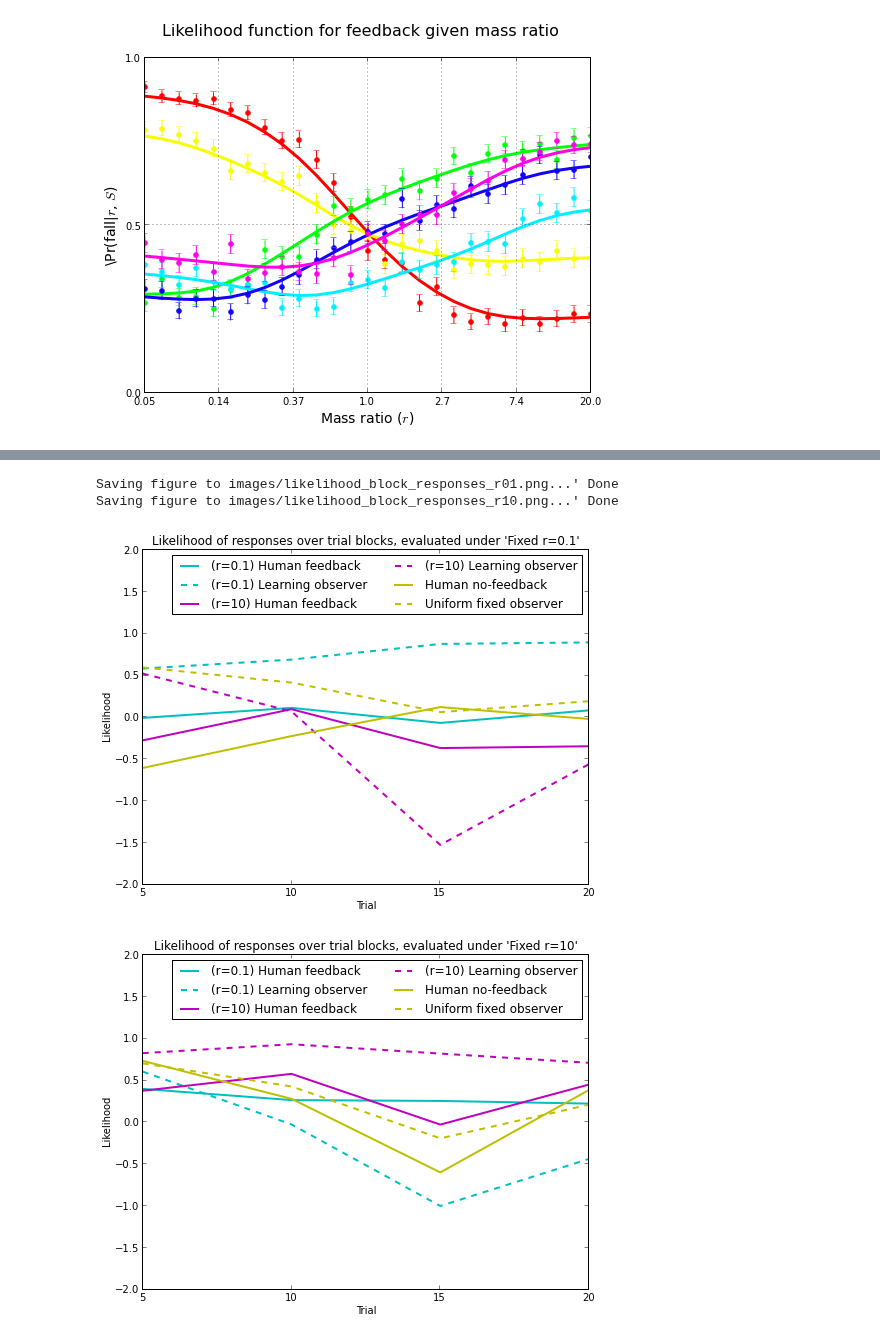
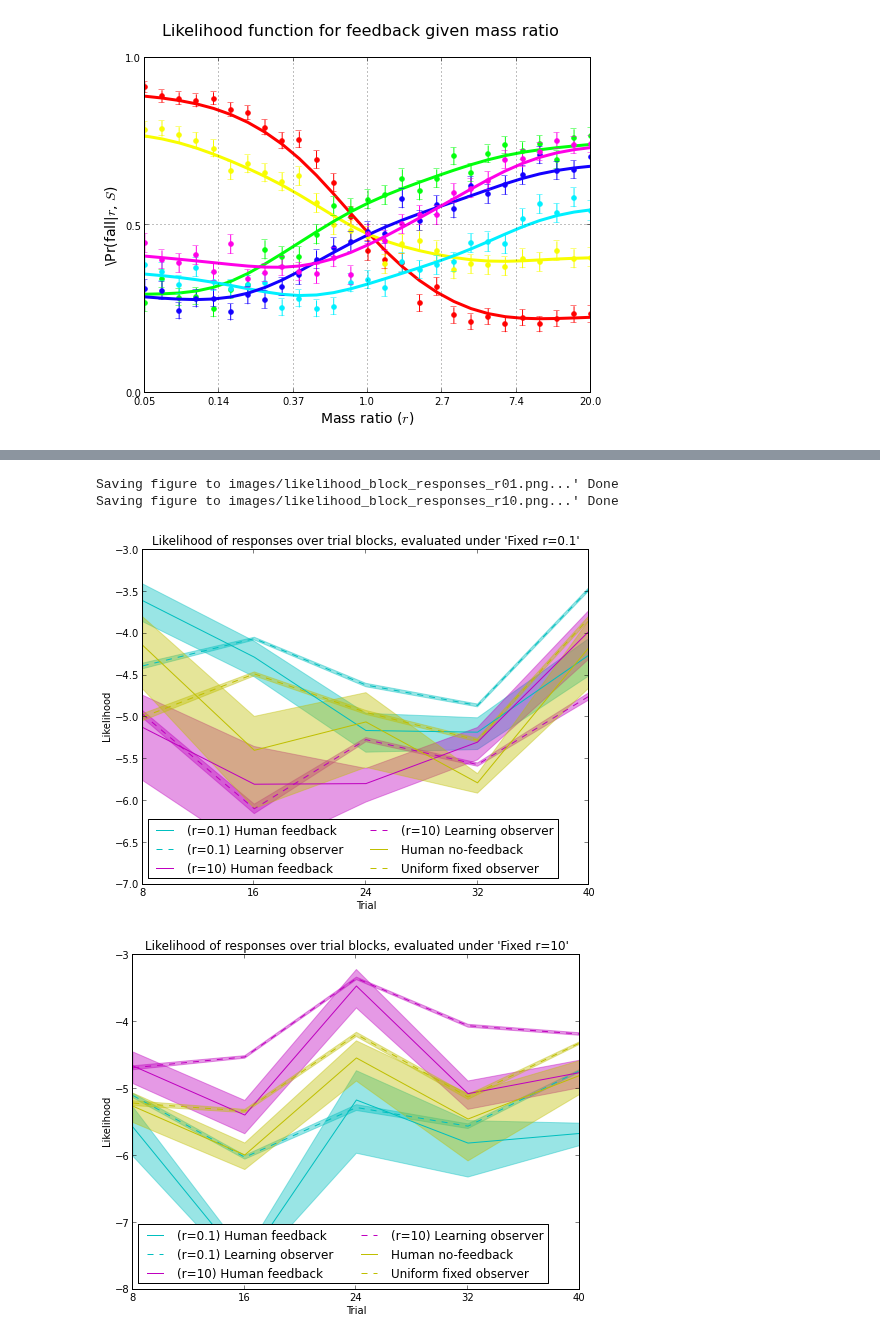
Before and after one commit to berkeley-cocosci/mass-inference, a Jupyter notebook: analysis/learning-analysis.ipynb, the cells around one changed output, grey strips where cells are left out. Saved outputs shown, nothing was run; the diff lists cells and outputs as text; code cells hidden in the pictures.

```diff
--- a/analysis/learning-analysis.ipynb
+++ b/analysis/learning-analysis.ipynb
@@ -254,7 +243,7 @@ ir01 = list(kappas).index(-1.0)
 reload(lat)
 
 # random model
-model_random = CI(lat.random_model_lh(conds, n_trial))
+model_random, = CI(lat.random_model_lh(conds, n_trial))
 # %%
 reload(lat)
 
@@ -289,7 +278,7 @@ reload(lat)
 theta = np.log(np.eye(n_kappas))
 fb = np.empty((n_kappas, n_trial))*np.nan
 
-mean, upper, lower = CI(lat.block_lh(
+mean, lower, upper = CI(lat.block_lh(
     experiment, fb, ipe_samps, theta, kappas, f_smooth=f_smooth,
     f_average=False, f_round=False)).T
 # sums, = CI(lat.block_lh(
@@ -317,7 +306,7 @@ plt.xlabel("Fixed model mass ratio")
 plt.ylabel("Log likelihood of responses")
 plt.legend(loc=4, ncol=2, fontsize=12)
 plt.xlim(x[0], x[-1])
-#plt.ylim(-15, -6)
+plt.ylim(-34, -20)
 plt.title("Likelihood of responses under fixed models")
 fig.set_figwidth(8)
 fig.set_figheight(6)
@@ -330,7 +319,7 @@ Saving figure to images/fixed_model_performance.png...' Done
 # plot model performance
 x0 = np.arange(models.shape[2])
 height = models[0]
-#err = np.abs(models[[0]] - models[1:])
+err = np.abs(models[[0]] - models[1:])
 width = 0.7 / n_cond
 fig = plt.figure(4)
 plt.clf()
@@ -342,7 +331,7 @@ for cidx, cond in enumerate(conds):
     else:
 	alpha = 1.0
     x = x0 + width*(cidx-(n_cond/2.)) + (width/2.)
-    plt.bar(x, height[cidx], #yerr=err[:, cidx],
+    plt.bar(x, height[cidx], yerr=err[:, cidx],
 	    color=color,
 	    ecolor='k', align='center', width=width,
 	    label=cond_labels[cond], alpha=alpha)
@@ -356,7 +345,7 @@ plt.xticks(x0, [
     "Learning\nr=10.0"
     ])
 #plt.ylim(int(np.min(height-err))-1, int(np.max(height))+1)
-plt.ylim(-16, -6)
+plt.ylim(-34, -20)
 plt.xlim(x0.min()-0.5, x0.max()+0.5)
 plt.legend(loc=0, ncol=2, fontsize=12)
 plt.xlabel("Model", fontsize=14)
@@ -384,11 +373,11 @@ Saving figure to images/model_performance.png...' Done
 # p_ratio = np.exp(collapse(p_ratio, mean=True)[:, :, 0])
 
 reload(lat)
-window = 5
+window = 8
 nsteps = n_trial / window
 
 x = np.linspace(window, n_trial, nsteps)
-lh = np.empty((nsteps, 2, len(conds)))
+lh = np.empty((nsteps, 2, len(conds), 3))
 for t in xrange(nsteps):
     thetas = np.zeros((2, n_kappas))
     # thetas[:, :kappas.index(0.0)] = p_ratio[t][:, None]
@@ -400,9 +389,9 @@ for t in xrange(nsteps):
     thetas[:, kappas.index(1.0)] = np.array([0, 1])
     thetas = normalize(np.log(thetas), axis=1)[1]
     fb = np.empty((2, n_trial)) * np.nan
-    lh[t] = collapse(lat.block_lh(
+    lh[t] = CI(lat.block_lh(
 	experiment, fb, ipe_samps, thetas,
-	kappas, t*window, (t+1)*window, f_smooth))[..., 0]
+	kappas, t*window, (t+1)*window, f_smooth))
 
 # x = np.arange(10)
 # lh = np.empty((10, 2, len(conds), 3))
@@ -436,48 +425,48 @@ else:
     for cidx, cond in enumerate(conds):
 	color = colors[(cidx/2) % len(colors)]
 	if cond.startswith("MO"):
 	    linestyle = '--'
 	else:
 	    linestyle = '-'
 
 	plt.figure(fig1)
-	# plt.fill_between(x, lh[:, 0, cidx, 1], lh[:, 0, cidx, 2],
-	# 		 color=color, alpha=alpha)
-	# plt.plot(x, lh[:, 0, cidx, 0], color=color, label=cond_labels[cond],
-	# 	 linestyle=linestyle)
-	plt.plot(x, lh[:, 0, cidx], color=color, label=cond_labels[cond],
-		 linestyle=linestyle, linewidth=2)
+	plt.fill_between(x, lh[:, 0, cidx, 1], lh[:, 0, cidx, 2],
+			 color=color, alpha=alpha)
+	plt.plot(x, lh[:, 0, cidx, 0], color=color, label=cond_labels[cond],
+		 linestyle=linestyle)
+	# plt.plot(x, lh[:, 0, cidx], color=color, label=cond_labels[cond],
+	# 	 linestyle=linestyle, linewidth=2)
 
 	plt.figure(fig2)
-	# plt.fill_between(x, lh[:, 1, cidx, 1], lh[:, 1, cidx, 2],
-	# 		 color=color, alpha=alpha)
-	# plt.plot(x, lh[:, 1, cidx, 0], color=color, label=cond_labels[cond],
-	# 	 linestyle=linestyle)
-	plt.plot(x, lh[:, 1, cidx], color=color, label=cond_labels[cond],
-		 linestyle=linestyle, linewidth=2)
+	plt.fill_between(x, lh[:, 1, cidx, 1], lh[:, 1, cidx, 2],
+			 color=color, alpha=alpha)
+	plt.plot(x, lh[:, 1, cidx, 0], color=color, label=cond_labels[cond],
+		 linestyle=linestyle)
+	# plt.plot(x, lh[:, 1, cidx], color=color, label=cond_labels[cond],
+	# 	 linestyle=linestyle, linewidth=2)
 
 for i, fig in enumerate((fig1, fig2)):
     plt.figure(fig)
     plt.xlim(x.min(), x.max())
-    plt.ylim(-2, 2)
+    # plt.ylim(-2, 2)
     # plt.xticks(np.arange(0, nsteps), np.linspace(window, n_trial, nsteps))
     plt.xticks(x, x.astype('i8'))
     plt.xlabel("Trial")
 
     plt.legend(loc=0, ncol=2)
     plt.gcf().set_figwidth(8)
     plt.gcf().set_figheight(6)
     plt.ylabel("Likelihood")
     plt.title("Likelihood of responses over trial "
 	      "blocks, evaluated under '%s'" % titles[i][0])
     #plt.ylim(lh.min()-0.5, lh.max()+0.5)
 
     lat.save("images/likelihood_block_responses_%s.png" % titles[i][1], close=False)
 # %% [output]
 Saving figure to images/likelihood_block_responses_r01.png...' Done
 Saving figure to images/likelihood_block_responses_r10.png...' Done
-[figure, old version]
+[figure, new version]
-[figure, old version]
+[figure, new version]
 # %%
 # BIC: -2*ln(L) + k*ln(n)
 # L : maximized likelihood function
```
Also changed, not shown: parts of 11 cells of this notebook, 3 other files.
